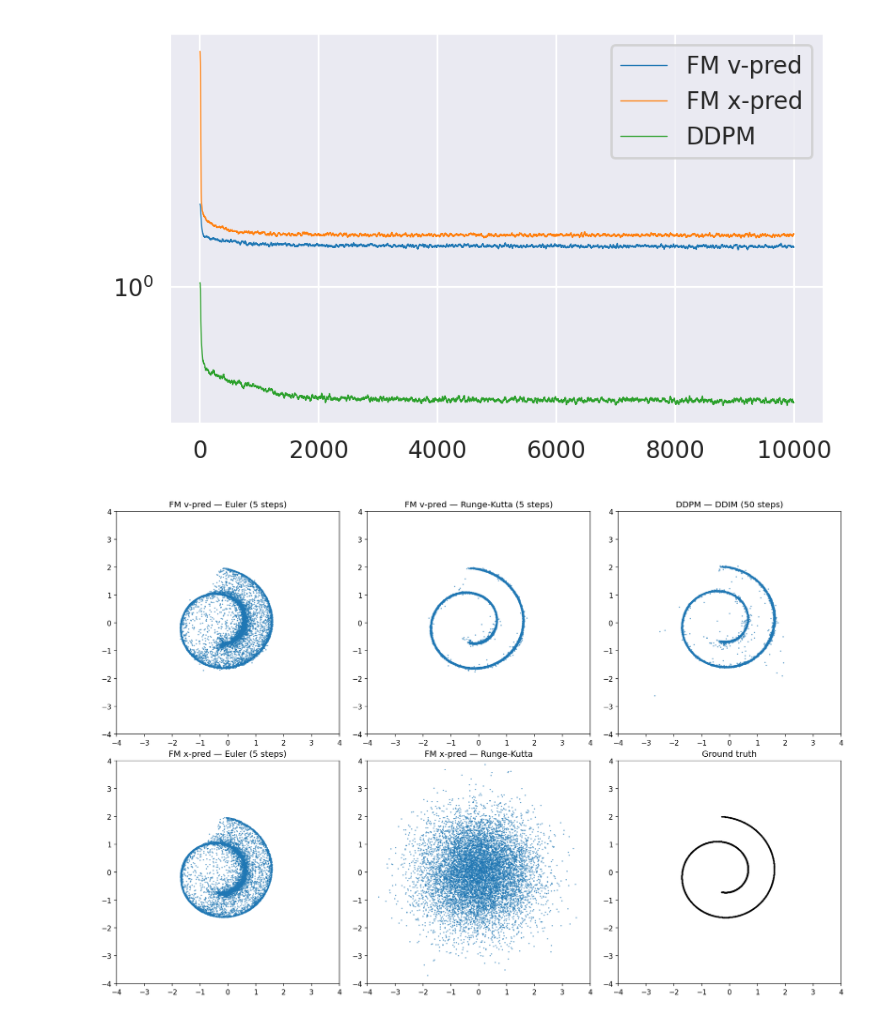
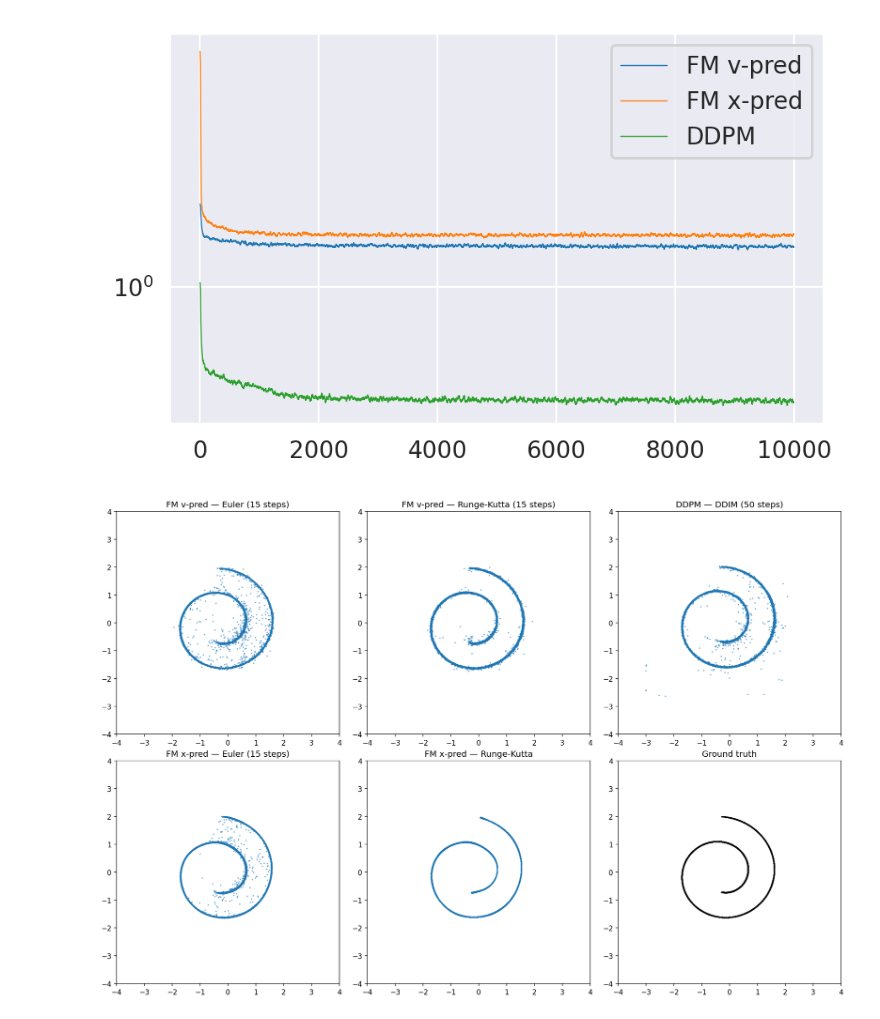
Before and after one commit to etienne87/diffusion_tutorials, a Jupyter notebook: notebooks/flow_matching.ipynb, the cells around one changed output. Drawn from its saved outputs; the diff is of its cells as text; code cells hidden in the pictures.

Commit message:
reverse time for xpred complete

```diff
--- a/notebooks/flow_matching.ipynb
+++ b/notebooks/flow_matching.ipynb
@@ -78,7 +78,7 @@ def train_step_fm_xpred(x, net, optimizer):
     # v_theta_true = (zt-x_theta)/t
     net.x_prediction=True so forward already returns (z - x_pred) / t.
     """
-    t = sample_t(len(x), eps=1e-1).to(x.device)
+    t = sample_t(len(x), eps=0).to(x.device)
     e = torch.randn_like(x)
 
     if net.reverse_time:
@@ -171,46 +171,46 @@ Loaded flow_matching_ddpm from checkpoints/flow_matching_ddpm.pt
 from common_viz import animate_flow
 
 n_steps_ddpm = 50
-n_steps_euler = 5
+n_steps_euler = 15
 
 samples_euler       = generate_samples_euler(model_v_pred, 10000, n_steps_euler)
 samples_ode         = generate_samples_ode(model_v_pred, 10000, n_eval=10)
-samples_euler_xpred = generate_samples_euler(model_x_pred, 10000, n_steps_euler, reverse_time=model_x_pred.reverse_time)
-samples_ode_xpred   = generate_samples_ode(model_x_pred, 10000, n_eval=10, reverse_time=model_x_pred.reverse_time)
+samples_euler_xpred = generate_samples_euler(model_x_pred, 10000, n_steps_euler)
+samples_ode_xpred   = generate_samples_ode(model_x_pred, 10000, n_eval=10)
 samples_ddpm        = generate_samples_ddpm(model_ddpm, _betas, _alphas_cumprod, 10000, n_steps=n_steps_ddpm)
 
 sc_kw = dict(alpha=0.5, s=1)
 gt = train_set.cpu().numpy()
 
 fig, axes = plt.subplots(2, 3, figsize=(15, 10), dpi=120)
 
 axes[0, 0].scatter(samples_euler[:, 0],       samples_euler[:, 1],       **sc_kw)
 axes[0, 0].set_title(f'FM v-pred — Euler ({n_steps_euler} steps)')
 
 axes[0, 1].scatter(samples_ode[:, 0],         samples_ode[:, 1],         **sc_kw)
 axes[0, 1].set_title(f'FM v-pred — Runge-Kutta ({n_steps_euler} steps)')
 
 axes[0, 2].scatter(samples_ddpm[:, 0],        samples_ddpm[:, 1],        **sc_kw)
 axes[0, 2].set_title(f'DDPM — DDIM ({n_steps_ddpm} steps)')
 
 axes[1, 0].scatter(samples_euler_xpred[:, 0], samples_euler_xpred[:, 1], **sc_kw)
 axes[1, 0].set_title(f'FM x-pred — Euler ({n_steps_euler} steps)')
 
 axes[1, 1].scatter(samples_ode_xpred[:, 0],   samples_ode_xpred[:, 1],   **sc_kw)
 axes[1, 1].set_title('FM x-pred — Runge-Kutta')
 
 axes[1, 2].scatter(gt[:, 0], gt[:, 1], c='black', s=1, alpha=0.3)
 axes[1, 2].set_title('Ground truth')
 
 for ax in axes.flat:
     ax.set_aspect('equal')
     ax.set_xlim(-4, 4)
     ax.set_ylim(-4, 4)
 
 plt.tight_layout()
 plt.show()
 # %% [output]
-[figure, old version]
+[figure, new version]
 # %%
 from common_viz import animate_flow
 
```
Also changed, not shown: parts of 1 cell of this notebook, 1 other file.
